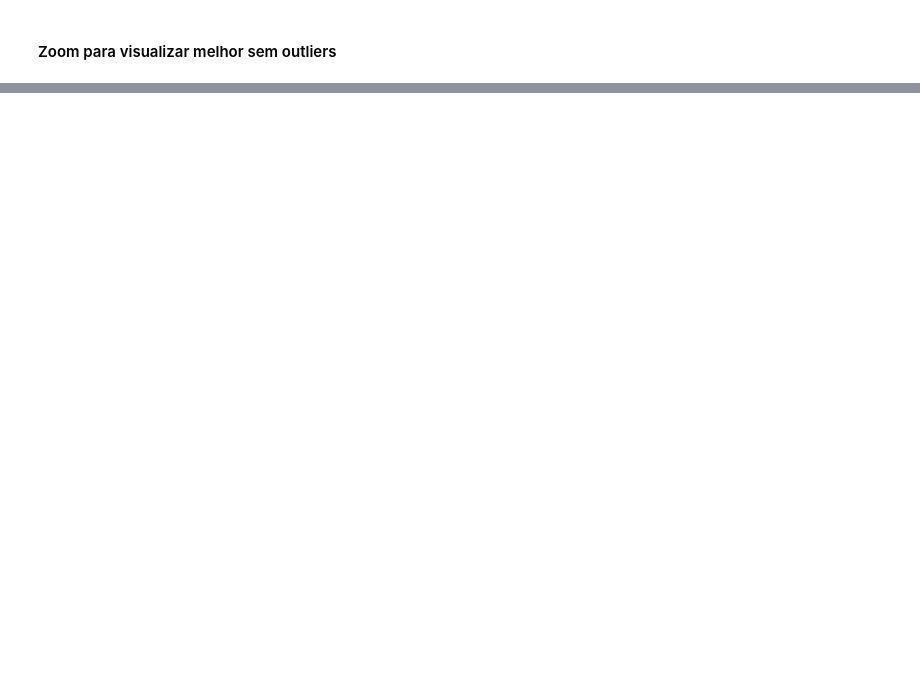
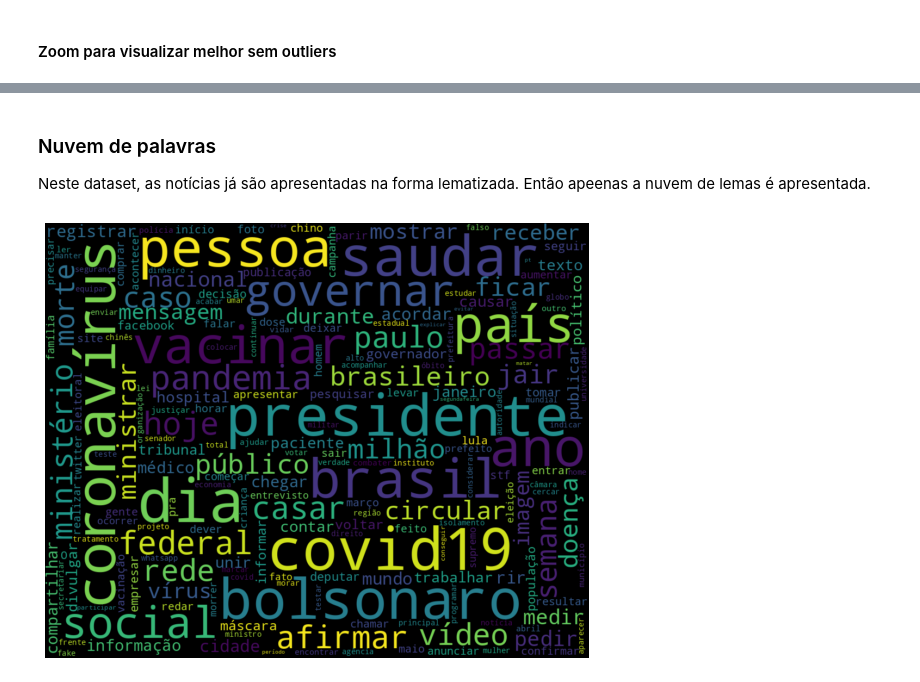
Before and after one commit to RodriguesRBruno/ProjetoMultidisciplinar, a Jupyter notebook: visualizations.ipynb, the cells around one changed output, grey strips where cells are left out. Cells and saved outputs as stored; diff of their text form; code cells hidden in the pictures; blank space fills up the shorter version.

```diff
--- a/visualizations.ipynb
+++ b/visualizations.ipynb
@@ -125,0 +128,3 @@ plt.show()
+# %%
+df_recogna = load_df_from_bucket('dados_processados_recogna.csv', tipo='processado')
+df_recogna.head()
@@ -125,0 +138,7 @@ plt.show()
+# %% [markdown]
+### Nuvem de palavras
+Neste dataset, as notícias já são apresentadas na forma lematizada. Então apeenas a nuvem de lemas é apresentada.
+# %%
+plot_cloud(' '.join([x for x in df_recogna['lemmas_str']]))
+# %% [output]
+[figure, added]
```
Also changed, not shown: parts of 19 cells of this notebook, 2 other files.
